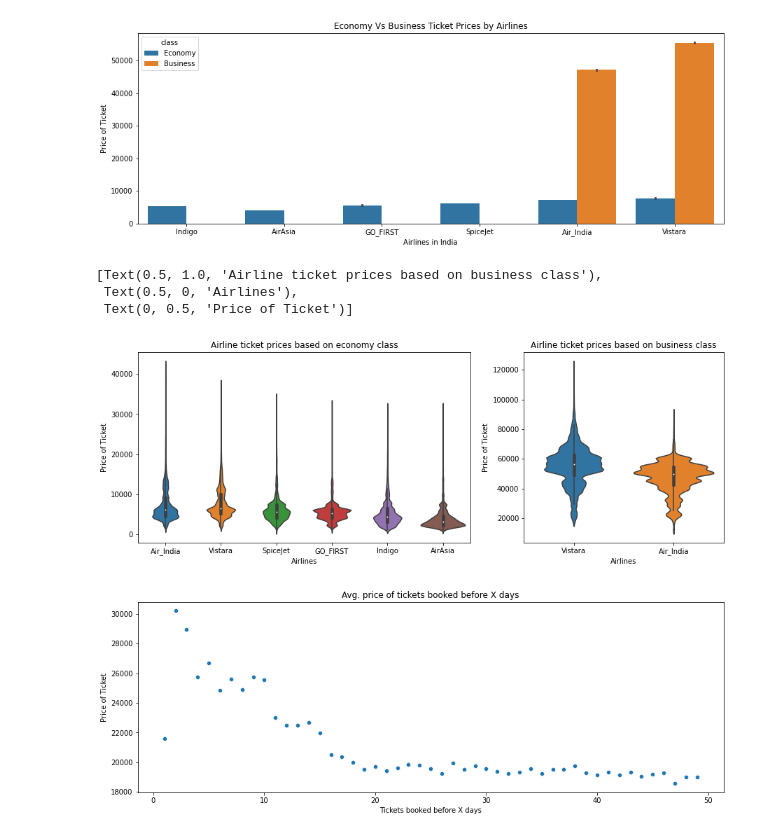
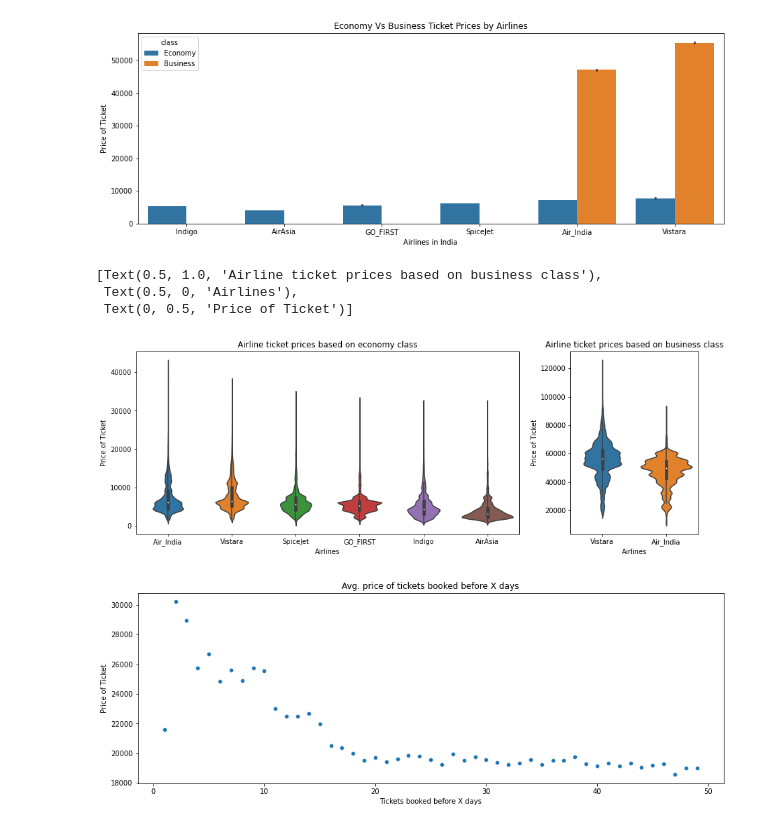
Before and after one commit to heyitsabhijeet/Indian-Airlines-Ticket-Price-Analysis, a Jupyter notebook: India Airlines Ticket Price Exploratory Analysis.ipynb, the cells around one changed output. Saved outputs shown, nothing was run; the diff lists cells and outputs as text; code cells hidden in the pictures.

```diff
--- a/India Airlines Ticket Price Exploratory Analysis.ipynb
+++ b/India Airlines Ticket Price Exploratory Analysis.ipynb
@@ -122,16 +122,16 @@ plt.show(AS)
 # %% [output]
 [figure]
 # %%
-fig, axs = plt.subplots (1, 2, gridspec_kw={'width_ratios': [5, 3]}, figsize=(15, 5))
+fig, axs = plt.subplots (1, 2, gridspec_kw={'width_ratios': [3, 1]}, figsize=(15, 5))
 sns.violinplot(y='price', x='airline', data = df.loc[df['class'] == 'Economy'].sort_values('price', ascending = False), kind='boxen', ax=axs[0])
 axs[0].set(title='Airline ticket prices based on economy class', xlabel='Airlines', ylabel='Price of Ticket')
 sns.violinplot(y='price', x='airline', data = df.loc[df['class'] == 'Business'].sort_values('price', ascending = False), kind = 'boxen', ax=axs[1])
 axs[1].set(title='Airline ticket prices based on business class', xlabel='Airlines', ylabel='Price of Ticket')
 # %% [output]
 [Text(0.5, 1.0, 'Airline ticket prices based on business class'),
  Text(0.5, 0, 'Airlines'),
  Text(0, 0.5, 'Price of Ticket')]
-[figure, old version]
+[figure, new version]
 # %%
 df_temp = df.groupby(['days_left'])['price'].mean().reset_index()
 plt.figure(figsize=(15,5))
```
Also changed, not shown: parts of 3 cells of this notebook.
